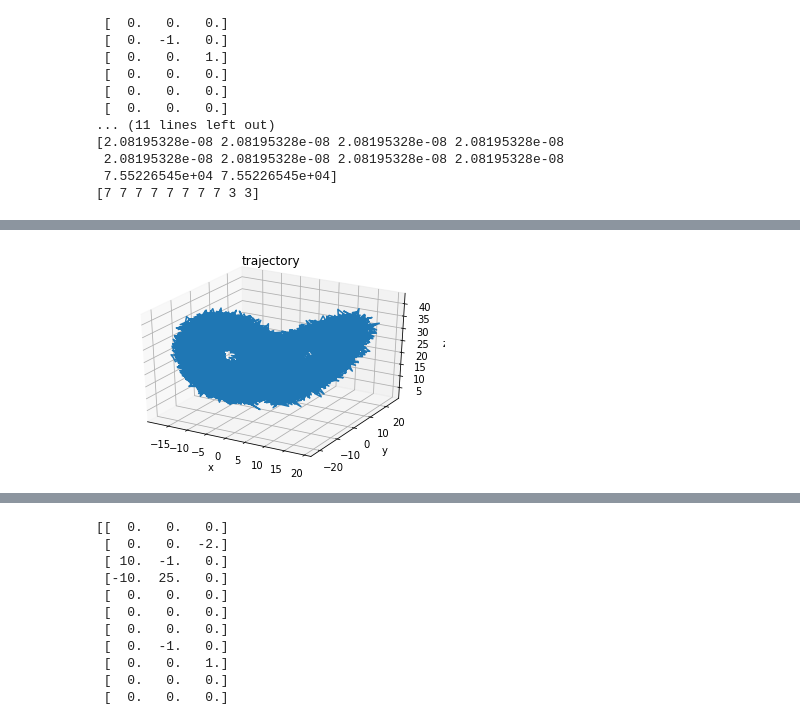
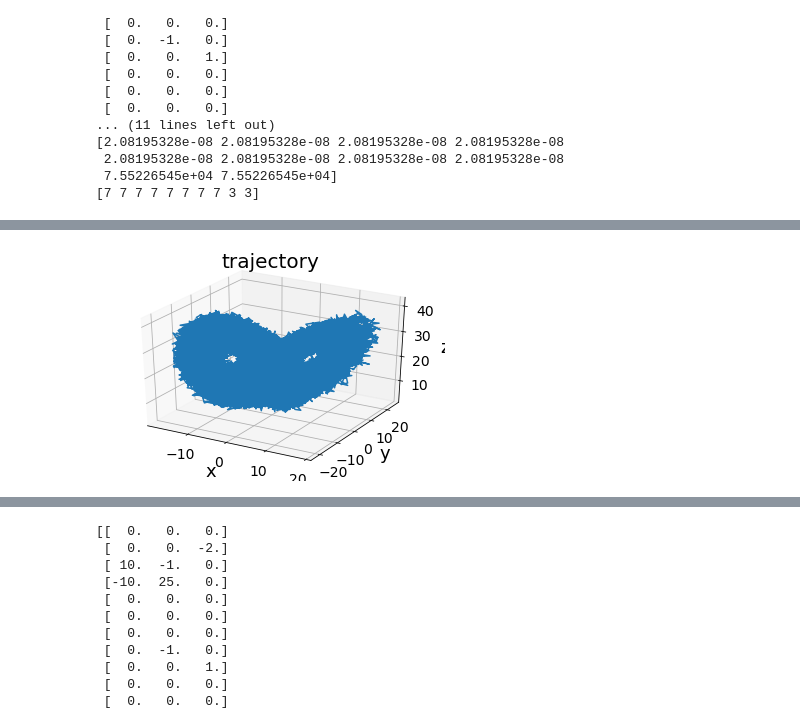
Before and after one commit to mircobial-evolution-dynamic/governing-equations, a Jupyter notebook: Lorenz (changed params) and SEIR.ipynb, the cells around one changed output, grey strips where cells are left out. Drawn from its saved outputs; the diff is of its cells as text; code cells hidden in the pictures.

```diff
--- a/Lorenz (changed params) and SEIR.ipynb
+++ b/Lorenz (changed params) and SEIR.ipynb
@@ -127,26 +173,26 @@ plt.show()
 # %%
 ##### add noise and denoise for Lorenz
 eps = 1  #float; magnitude of noise
 sol_noise_y = np.ndarray(shape=(sol.y.shape))
 for i in range(0,sol.y.shape[0]):
     SIZE = np.size(sol.y[i])
     sol_noise_y[i] = sol.y[i] + eps*np.random.normal(0,1,(SIZE))
 
 
 fig = plt.figure()
 ax = plt.axes(projection = '3d')
 xdata = sol_noise_y[0]
 ydata = sol_noise_y[1]
 zdata = sol_noise_y[2]
 # ax.scatter3D(xdata,ydata,zdata, c=zdata)
 ax.plot3D(xdata,ydata,zdata)
-ax.set_xlabel('x')
-ax.set_ylabel('y')
-ax.set_zlabel('z')
-ax.set_title('trajectory')
+ax.set_xlabel('x',fontsize=18)
+ax.set_ylabel('y',fontsize=18)
+ax.set_zlabel('z',fontsize=18)
+ax.set_title('trajectory',fontsize=20)
 plt.show()
 # %% [output]
-[figure, old version]
+[figure, new version]
 # %%
 #noise reduction
 from scipy.signal import lfilter
```
Also changed, not shown: parts of 18 cells of this notebook.
